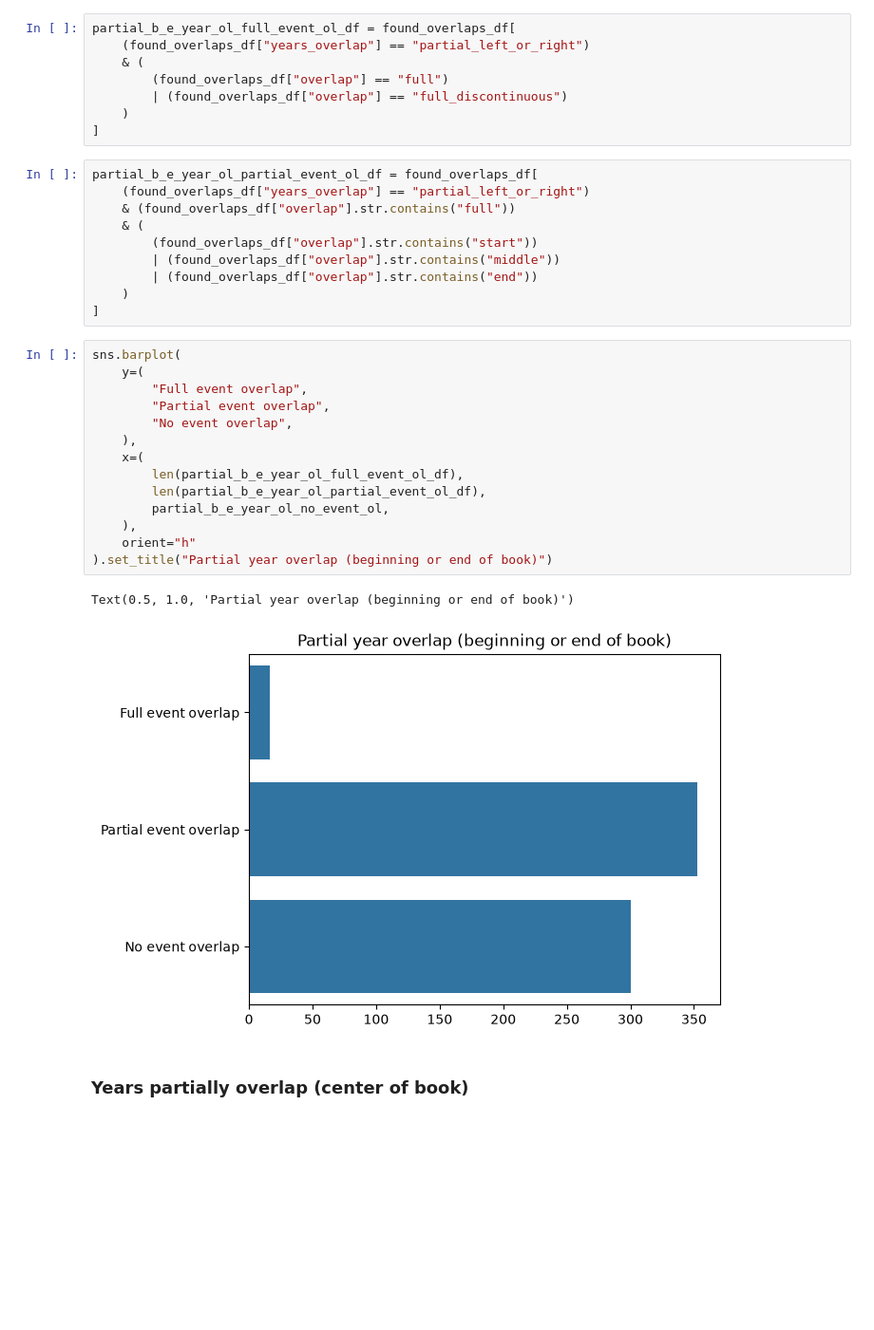
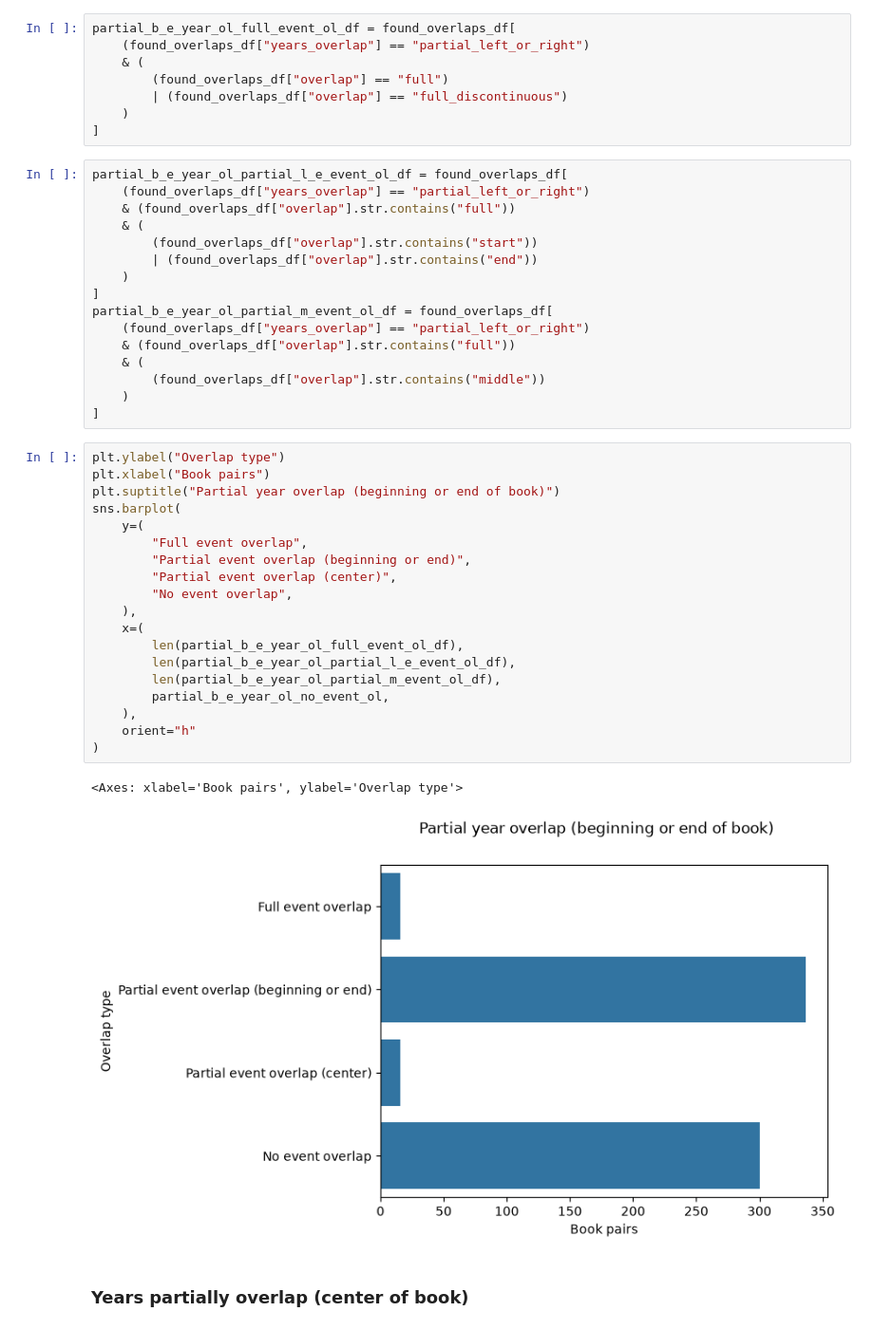
Before and after one commit to TurkuNLP/htr-hiski-alignment, a Jupyter notebook: book-overlap-metrics.ipynb, the cells around one changed output. Shown at 95% size. Drawn from its saved outputs; the diff is of its cells as text; blank space fills up the shorter version.

```diff
--- a/book-overlap-metrics.ipynb
+++ b/book-overlap-metrics.ipynb
@@ -169,32 +187,43 @@ partial_b_e_year_ol_full_event_ol_df = found_overlaps_df[
     )
 ]
 # %%
-partial_b_e_year_ol_partial_event_ol_df = found_overlaps_df[
+partial_b_e_year_ol_partial_l_e_event_ol_df = found_overlaps_df[
     (found_overlaps_df["years_overlap"] == "partial_left_or_right")
     & (found_overlaps_df["overlap"].str.contains("full"))
     & (
         (found_overlaps_df["overlap"].str.contains("start"))
-        | (found_overlaps_df["overlap"].str.contains("middle"))
         | (found_overlaps_df["overlap"].str.contains("end"))
     )
 ]
+partial_b_e_year_ol_partial_m_event_ol_df = found_overlaps_df[
+    (found_overlaps_df["years_overlap"] == "partial_left_or_right")
+    & (found_overlaps_df["overlap"].str.contains("full"))
+    & (
+        (found_overlaps_df["overlap"].str.contains("middle"))
+    )
+]
 # %%
+plt.ylabel("Overlap type")
+plt.xlabel("Book pairs")
+plt.suptitle("Partial year overlap (beginning or end of book)")
 sns.barplot(
     y=(
         "Full event overlap",
-        "Partial event overlap",
+        "Partial event overlap (beginning or end)",
+        "Partial event overlap (center)",
         "No event overlap",
     ),
     x=(
         len(partial_b_e_year_ol_full_event_ol_df),
-        len(partial_b_e_year_ol_partial_event_ol_df),
+        len(partial_b_e_year_ol_partial_l_e_event_ol_df),
+        len(partial_b_e_year_ol_partial_m_event_ol_df),
         partial_b_e_year_ol_no_event_ol,
     ),
     orient="h"
-).set_title("Partial year overlap (beginning or end of book)")
+)
 # %% [output]
-Text(0.5, 1.0, 'Partial year overlap (beginning or end of book)')
+<Axes: xlabel='Book pairs', ylabel='Overlap type'>
-[figure, old version]
+[figure, new version]
 # %% [markdown]
 ### Years partially overlap (center of book)
 # %%
```
Also changed, not shown: parts of 25 cells of this notebook.
